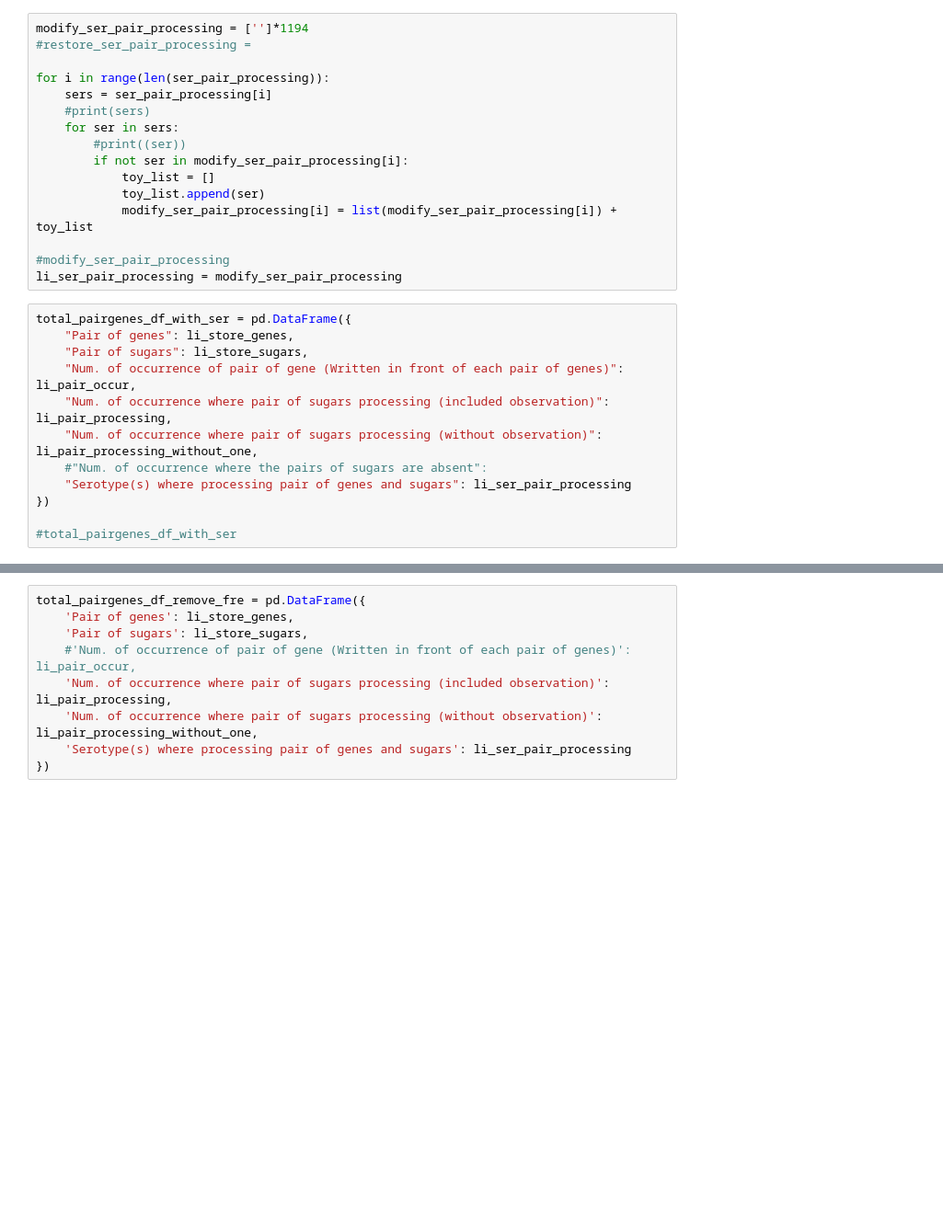
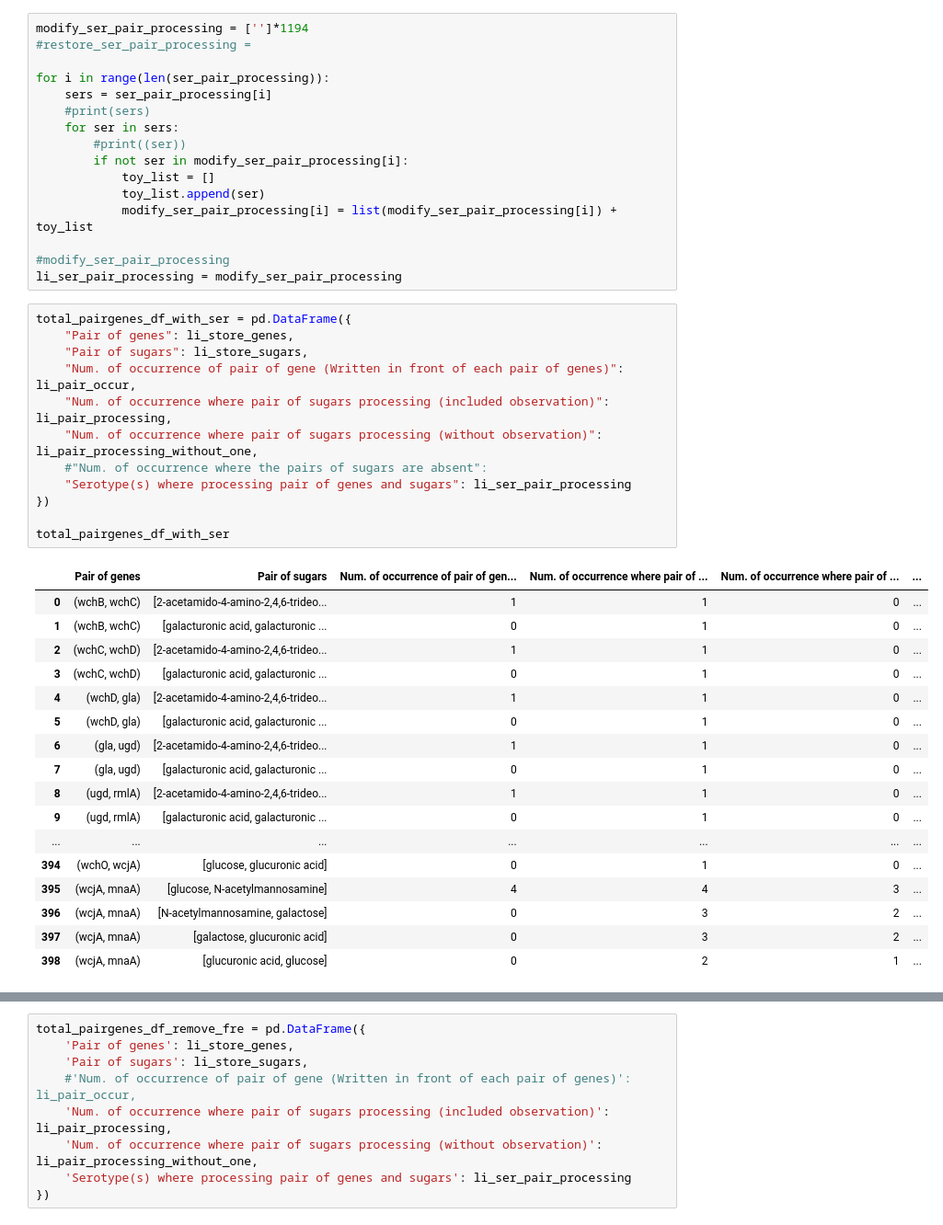
Before and after one commit to ezi-sab/BSc_Y3_Dissertation, a Jupyter notebook: PreFinal_DataAnalysis.ipynb, the cells around one changed output, grey strips where cells are left out. Shown at 92% size. Cells and saved outputs as stored; diff of their text form; blank space fills up the shorter version.

```diff
--- a/PreFinal_DataAnalysis.ipynb
+++ b/PreFinal_DataAnalysis.ipynb
@@ -441,12 +500,30 @@ li_ser_pair_processing = modify_ser_pair_processing
 # %%
 total_pairgenes_df_with_ser = pd.DataFrame({
     "Pair of genes": li_store_genes,
     "Pair of sugars": li_store_sugars,
     "Num. of occurrence of pair of gene (Written in front of each pair of genes)": li_pair_occur,
     "Num. of occurrence where pair of sugars processing (included observation)": li_pair_processing,
     "Num. of occurrence where pair of sugars processing (without observation)": li_pair_processing_without_one,
     #"Num. of occurrence where the pairs of sugars are absent":
     "Serotype(s) where processing pair of genes and sugars": li_ser_pair_processing
 })
 
-#total_pairgenes_df_with_ser
+total_pairgenes_df_with_ser
+# %% [output]
+|  | Pair of genes | Pair of sugars | Num. of occurrence of pair of gen... | Num. of occurrence where pair of ... | Num. of occurrence where pair of ... | ... |
+| 0 | (wchB, wchC) | [2-acetamido-4-amino-2,4,6-trideo... | 1 | 1 | 0 | ... |
+| 1 | (wchB, wchC) | [galacturonic acid, galacturonic ... | 0 | 1 | 0 | ... |
+| 2 | (wchC, wchD) | [2-acetamido-4-amino-2,4,6-trideo... | 1 | 1 | 0 | ... |
+| 3 | (wchC, wchD) | [galacturonic acid, galacturonic ... | 0 | 1 | 0 | ... |
+| 4 | (wchD, gla) | [2-acetamido-4-amino-2,4,6-trideo... | 1 | 1 | 0 | ... |
+| 5 | (wchD, gla) | [galacturonic acid, galacturonic ... | 0 | 1 | 0 | ... |
+| 6 | (gla, ugd) | [2-acetamido-4-amino-2,4,6-trideo... | 1 | 1 | 0 | ... |
+| 7 | (gla, ugd) | [galacturonic acid, galacturonic ... | 0 | 1 | 0 | ... |
+| 8 | (ugd, rmlA) | [2-acetamido-4-amino-2,4,6-trideo... | 1 | 1 | 0 | ... |
+| 9 | (ugd, rmlA) | [galacturonic acid, galacturonic ... | 0 | 1 | 0 | ... |
+| ... | ... | ... | ... | ... | ... | ... |
+| 394 | (wchO, wcjA) | [glucose, glucuronic acid] | 0 | 1 | 0 | ... |
+| 395 | (wcjA, mnaA) | [glucose, N-acetylmannosamine] | 4 | 4 | 3 | ... |
+| 396 | (wcjA, mnaA) | [N-acetylmannosamine, galactose] | 0 | 3 | 2 | ... |
+| 397 | (wcjA, mnaA) | [galactose, glucuronic acid] | 0 | 3 | 2 | ... |
+| 398 | (wcjA, mnaA) | [glucuronic acid, glucose] | 0 | 2 | 1 | ... |
```
Also changed, not shown: parts of 19 cells of this notebook.
